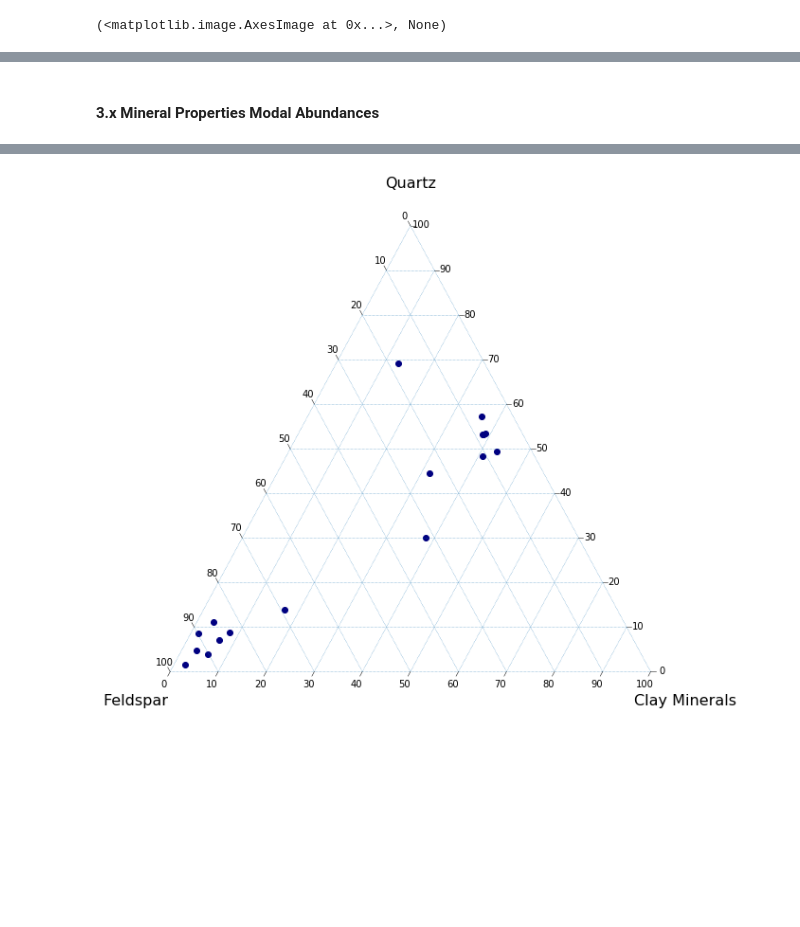
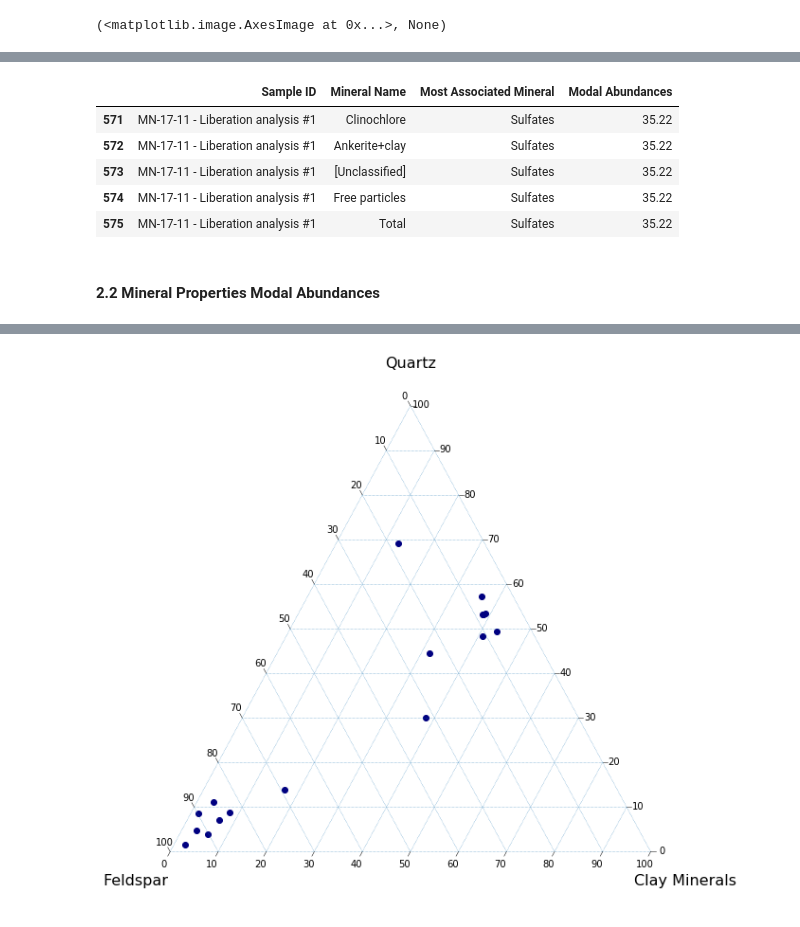
Before and after one commit to hangdeng/TIMA_for_Sedimentology, a Jupyter notebook: TIMA_Scratch.ipynb, the cells around one changed output, grey strips where cells are left out. Drawn from its saved outputs; the diff is of its cells as text; code cells hidden in the pictures; blank space fills up the shorter version.

```diff
--- a/TIMA_Scratch.ipynb
+++ b/TIMA_Scratch.ipynb
@@ -64,5 +74,28 @@ row_break = 32 # every sample only have 32 rows of data
+# %%
+row_break = 33 # every sample only have 33 rows of data include sample name
+mineral_assoc = pd.DataFrame(columns=['Sample ID', 'Mineral Name', 'Most Associated Mineral', 'Modal Abundances'])
+for i in tqdm.trange(18):
+    for j in range(1, 33):
+        associated_min = pd.to_numeric(mineral_associations.iloc[i*row_break+1, 1:]).sort_values(ascending=False)
+        most_assoc_min = associated_min[0]
+        most_assoc_name = associated_min.index[0]
+        mineral_assoc=mineral_assoc.append({'Sample ID': mineral_associations.iloc[i*row_break, 0],
+                              'Mineral Name': mineral_associations.iloc[i*row_break+j, 0],
+                              'Most Associated Mineral': most_assoc_name,
+                              'Modal Abundances': most_assoc_min}, ignore_index=True)
+mineral_assoc.tail()
+# slice 32 rows
+# argmax() get column name
+# use legend  as one column, paired [] minerals as second/third column?
+# %% [output]
+|  | Sample ID | Mineral Name | Most Associated Mineral | Modal Abundances |
+| 571 | MN-17-11 - Liberation analysis #1 | Clinochlore | Sulfates | 35.22 |
+| 572 | MN-17-11 - Liberation analysis #1 | Ankerite+clay | Sulfates | 35.22 |
+| 573 | MN-17-11 - Liberation analysis #1 | [Unclassified] | Sulfates | 35.22 |
+| 574 | MN-17-11 - Liberation analysis #1 | Free particles | Sulfates | 35.22 |
+| 575 | MN-17-11 - Liberation analysis #1 | Total | Sulfates | 35.22 |
 # %% [markdown]
-#### 3.x Mineral Properties Modal Abundances
+#### 2.2 Mineral Properties Modal Abundances
 # %%
 ########################################################################
 # read and pre-process mineral properties csv for each sample analyzed #
```
Also changed, not shown: parts of 7 cells of this notebook.
